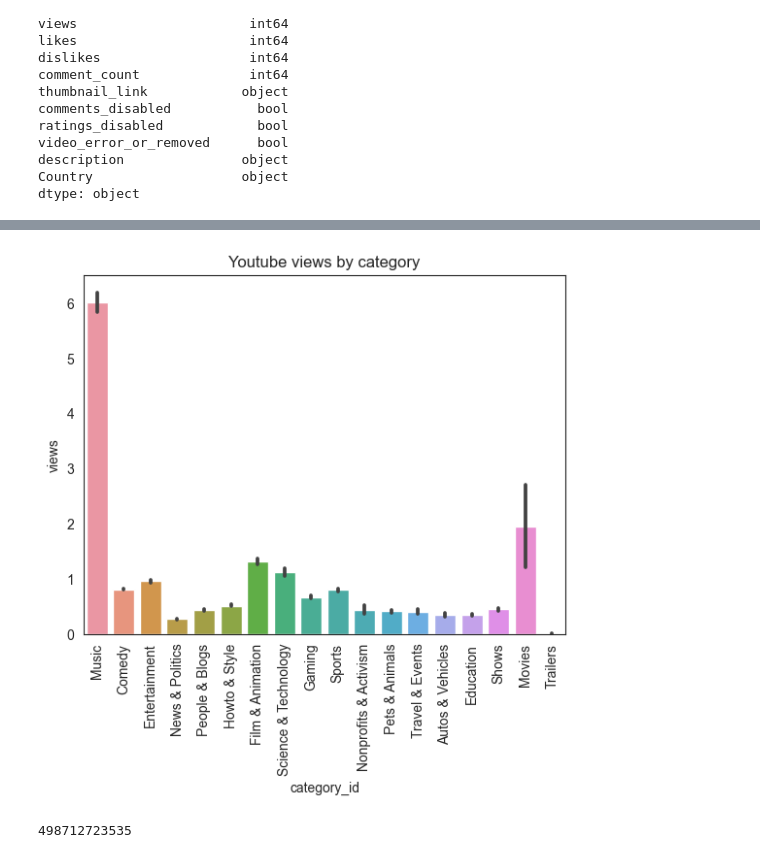
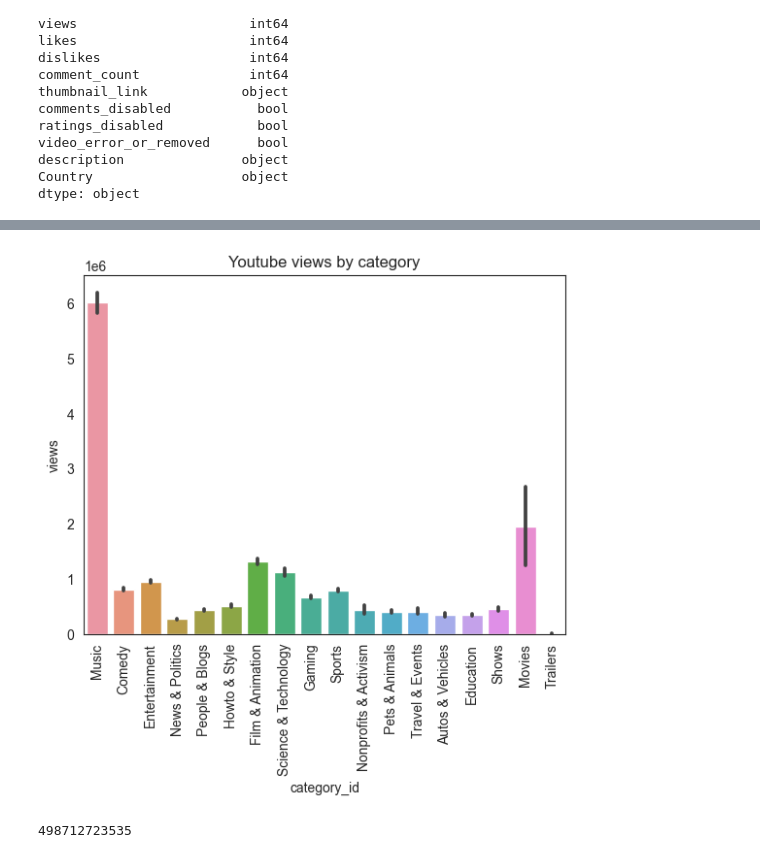
Before and after one commit to ShannonHoutermans/BreastCancerML, a Jupyter notebook: Youtube Videos.ipynb, the cells around one changed output, grey strips where cells are left out. Drawn from its saved outputs; the diff is of its cells as text; code cells hidden in the pictures.

```diff
--- a/Youtube Videos.ipynb
+++ b/Youtube Videos.ipynb
@@ -110,12 +137,12 @@ print(round(ALL_videos['views'].mean(),2)/10000000)
 # %%
 sns.set_palette("RdBu")
 sns.set_style('white')
-sns.barplot(data = ALL_videos, x = 'category_id', y = round(ALL_videos['views'],2)/1000000)
+sns.barplot(data = ALL_videos, x = 'category_id', y = 'views')
 plt.xticks(rotation = 90)
 plt.title("Youtube views by category")
 plt.show()
 # %% [output]
-[figure, old version]
+[figure, new version]
 # %%
 print(ALL_videos['views'].sum())
 # %% [output]
```
Also changed, not shown: parts of 6 cells of this notebook.
